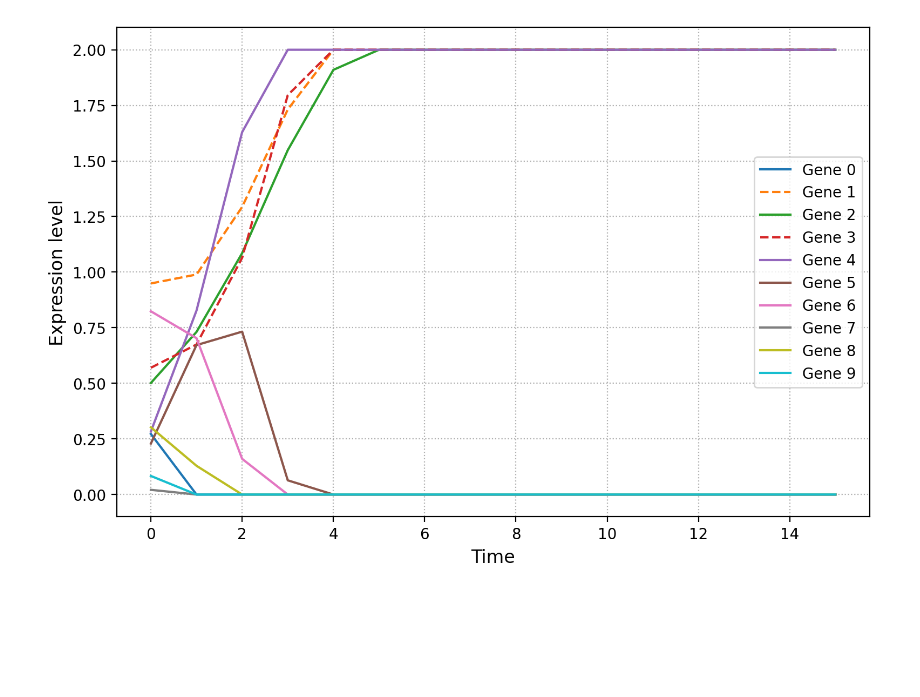
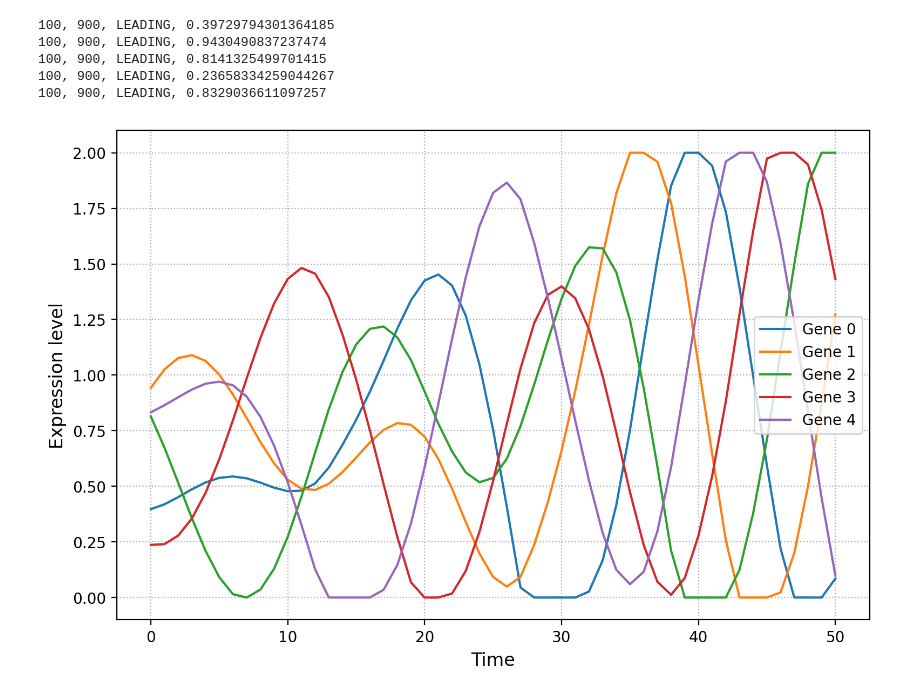
Before and after one commit to tgrohens/evotsc, a Jupyter notebook: EvoTSC.ipynb, the cells around one changed output. Saved outputs shown, nothing was run; the diff lists cells and outputs as text; code cells hidden in the pictures; blank space fills up the shorter version.

```diff
--- a/EvoTSC.ipynb
+++ b/EvoTSC.ipynb
@@ -34,16 +46,13 @@ def generate_genes(nb_genes, gene_length, intergene):
 # %%
-def interaction(genes, i_1, i_2):
+def interaction(genes, positions, i_1, i_2):
     # calcul de l'influence de la transcription du gène 2 sur le gène 1
 
     if i_1 == i_2: # It's the same gene
         return 1.0
 
 
-    gene_1 = genes[i_1]
-    gene_2 = genes[i_2]
-
-    pos_1 = gene_1.position
-    pos_2 = gene_2.position
+    pos_1 = positions[i_1]
+    pos_2 = positions[i_2]
 
     ## On veut savoir si le gène 1 est avant le gène 2 ou après
     # Avant : -------1--2-------- ou -2---------------1-
@@ -66,7 +75,7 @@ def interaction(genes, i_1, i_2):
             is_before = True
 
     ## Orientations relatives
-    if (is_before and gene_2.orientation == 0) or (not is_before and gene_2.orientation == 1):
+    if (is_before and genes[i_2].orientation == 0) or (not is_before and genes[i_2].orientation == 1):
         sign = +1
     else:
         sign = -1
@@ -76,11 +85,14 @@ def interaction(genes, i_1, i_2):
     return sign * strength
 # %%
 def make_inter_matrix(genes):
+    nb_genes = len(genes)
     inter_matrix = np.zeros((nb_genes, nb_genes))
+
+    positions = compute_positions(genes)
 
     for i in range(nb_genes):
         for j in range(nb_genes):
-            inter_matrix[i, j] = interaction(genes, i, j)
+            inter_matrix[i, j] = interaction(genes, positions, i, j)
 
     return inter_matrix
 # %%
@@ -89,7 +101,7 @@ def run_system(inter_matrix, init_expr, nb_steps):
     temporal_expr = np.zeros((nb_genes, nb_steps))
 
     # Initial values at t = 0
-    temporal_expr[:, 0] = expression_levels[:]
+    temporal_expr[:, 0] = init_expr.copy()
 
     # Iterate the system
     for t in range(1, nb_steps):
@@ -121,15 +133,24 @@ def plot_expr(genes, temporal_expr, plot_name):
 
     plt.savefig(plot_name, dpi=300, bbox_inches='tight')
 # %%
-genes = generate_genes(nb_genes, gene_length, intergene)
+genes = generate_genes(nb_genes=5, gene_length=gene_length, intergene=intergene)
 
 inter_matrix = make_inter_matrix(genes)
 
-expression_levels = np.array([gene.basal_expression for gene in genes])
+init_levels = np.array([gene.basal_expression for gene in genes])
+# %%
+for gene in genes:
+    print(gene)
+# %% [output]
+100, 900, LEADING, 0.39729794301364185
+100, 900, LEADING, 0.9430490837237474
+100, 900, LEADING, 0.8141325499701415
+100, 900, LEADING, 0.23658334259044267
+100, 900, LEADING, 0.8329036611097257
 # %%
-plot_expr(genes, run_system(inter_matrix, expression_levels, 16), 'baseline')
+plot_expr(genes, run_system(inter_matrix, init_levels, 51), 'baseline')
 # %% [output]
-[figure, old version]
+[figure, new version]
 # %%
 for i_switched_gene in range(len(genes)):
 
```
Also changed, not shown: parts of 7 cells of this notebook.
